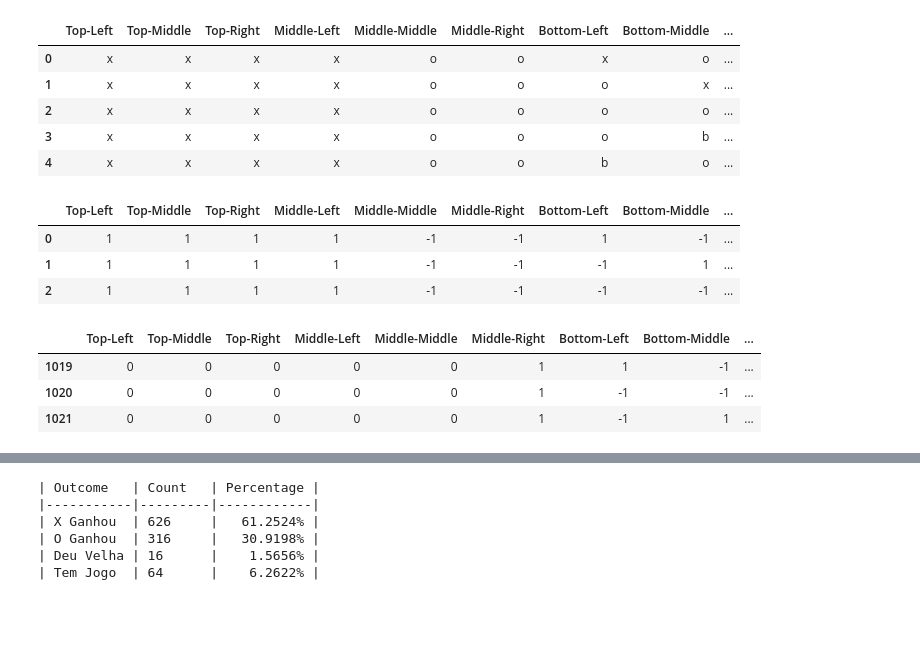
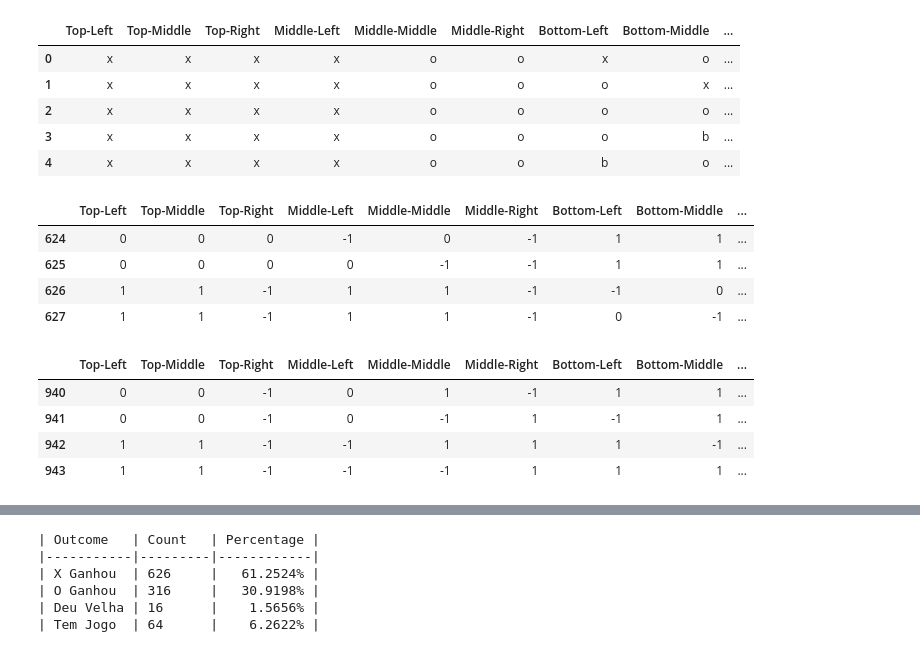
Before and after one commit to EngenhariaSoftwarePUCRS/Inteligencia_Artificial, a Jupyter notebook: Trabalho01/Trabalho01.ipynb, the cells around one changed output, grey strips where cells are left out. Drawn from its saved outputs; the diff is of its cells as text; code cells hidden in the pictures; blank space fills up the shorter version.

```diff
--- a/Trabalho01/Trabalho01.ipynb
+++ b/Trabalho01/Trabalho01.ipynb
@@ -152,17 +154,19 @@ for index, row in dataset.iterrows():
     dataset.at[index, targetClass] = targetValue
 # %%
 # Simply check wether dataset appears to have been correctly updated
-dataset.head(3)
+dataset[624:628]
 # %% [output]
 |  | Top-Left | Top-Middle | Top-Right | Middle-Left | Middle-Middle | Middle-Right | Bottom-Left | Bottom-Middle | ... |
-| 0 | 1 | 1 | 1 | 1 | -1 | -1 | 1 | -1 | ... |
-| 1 | 1 | 1 | 1 | 1 | -1 | -1 | -1 | 1 | ... |
-| 2 | 1 | 1 | 1 | 1 | -1 | -1 | -1 | -1 | ... |
+| 624 | 0 | 0 | 0 | -1 | 0 | -1 | 1 | 1 | ... |
+| 625 | 0 | 0 | 0 | 0 | -1 | -1 | 1 | 1 | ... |
+| 626 | 1 | 1 | -1 | 1 | 1 | -1 | -1 | 0 | ... |
+| 627 | 1 | 1 | -1 | 1 | 1 | -1 | 0 | -1 | ... |
 # %%
 # Simply check wether dataset appears to have been correctly updated
-dataset.tail(3)
+dataset[940:944]
 # %% [output]
 |  | Top-Left | Top-Middle | Top-Right | Middle-Left | Middle-Middle | Middle-Right | Bottom-Left | Bottom-Middle | ... |
-| 1019 | 0 | 0 | 0 | 0 | 0 | 1 | 1 | -1 | ... |
-| 1020 | 0 | 0 | 0 | 0 | 0 | 1 | -1 | -1 | ... |
-| 1021 | 0 | 0 | 0 | 0 | 0 | 1 | -1 | 1 | ... |
+| 940 | 0 | 0 | -1 | 0 | 1 | -1 | 1 | 1 | ... |
+| 941 | 0 | 0 | -1 | 0 | -1 | 1 | -1 | 1 | ... |
+| 942 | 1 | 1 | -1 | -1 | 1 | 1 | 1 | -1 | ... |
+| 943 | 1 | 1 | -1 | -1 | -1 | 1 | 1 | 1 | ... |
```
Also changed, not shown: parts of 6 cells of this notebook.
